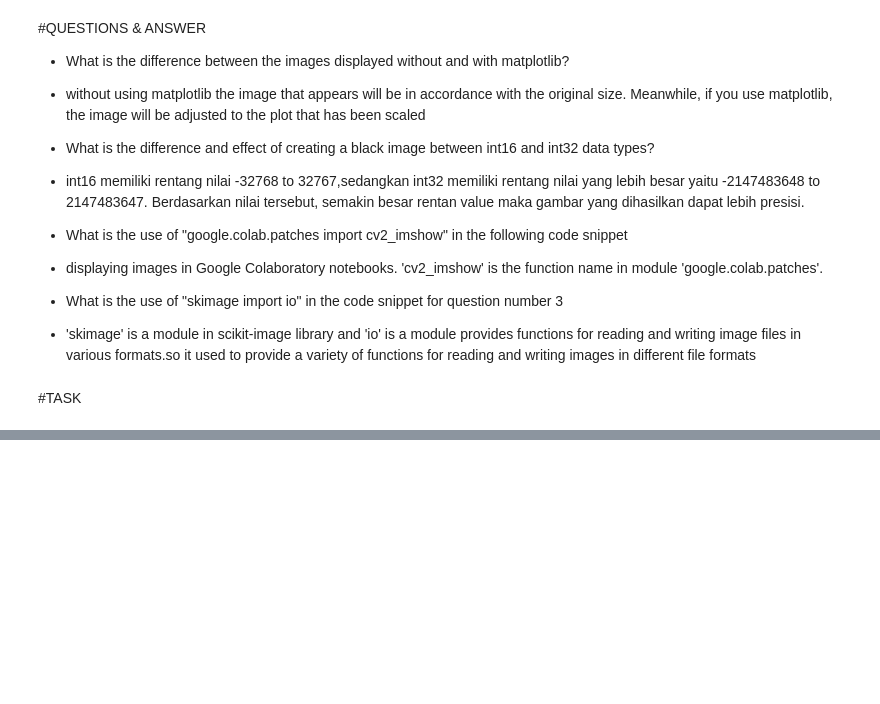
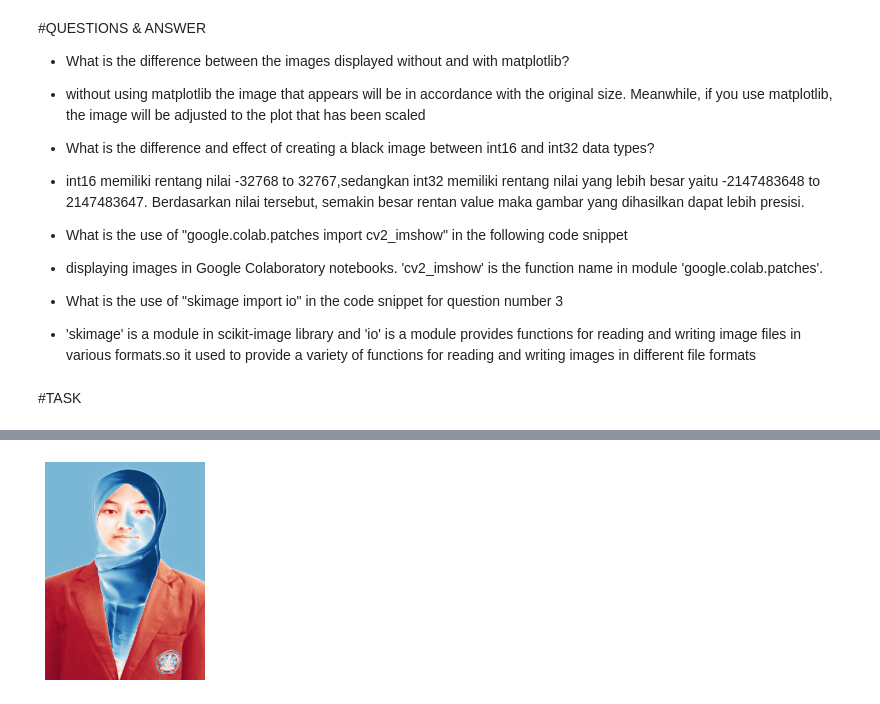
Before and after one commit to noora20FH/PCVK, a Jupyter notebook: week2.ipynb, the cells around one changed output, grey strips where cells are left out. Cells and saved outputs as stored; diff of their text form; code cells hidden in the pictures; blank space fills up the shorter version.

```diff
--- a/week2.ipynb
+++ b/week2.ipynb
@@ -162,0 +229,18 @@ plt.imshow(black_image2)
+# %%
+#using img6
+#using function
+# Convert image to grayscale
+gray_image = cv.cvtColor(img6, cv.COLOR_BGR2GRAY)
+
+# Create red-blue color map
+cmap = plt.cm.get_cmap('RdBu')
+
+# Convert grayscale image to red-blue image using color map
+rb_image = cmap(gray_image)
+
+# Show red-blue image
+plt.imshow(rb_image)
+plt.axis('off')
+plt.show()
+# %% [output]
+[figure, added]
```
Also changed, not shown: parts of 21 cells of this notebook.
